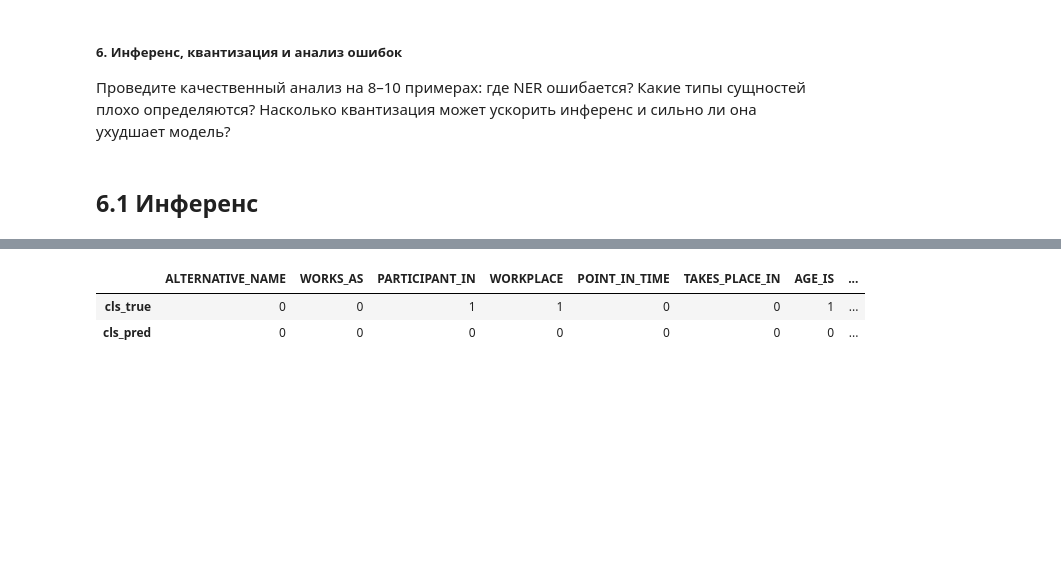
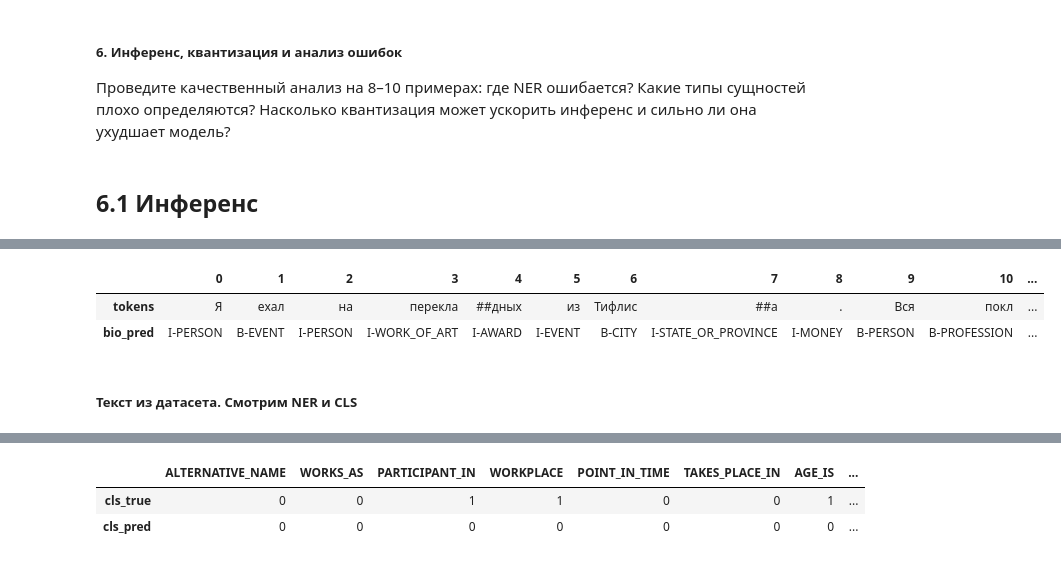
Before and after one commit to russele7/practicum_dle_sprint_5, a Jupyter notebook: NEREL_MultiTask_Notebook.ipynb, the cells around one changed output, grey strips where cells are left out. Drawn from its saved outputs; the diff is of its cells as text; code cells hidden in the pictures; blank space fills up the shorter version.

```diff
--- a/NEREL_MultiTask_Notebook.ipynb
+++ b/NEREL_MultiTask_Notebook.ipynb
@@ -919,3 +997,19 @@ def inference(text, model, tokenizer, device, id2label,):
+# %%
+cls_treshold = 0.5
+tokens, bio_pred, cls_probabilities = inference(test_text_2, model, tokenizer, device, id2label,)
+cls_pred = (cls_probabilities[0] > cls_treshold).int().cpu().detach().numpy()
+filter_mask = [(t not in ['[CLS]', '[SEP]', '[PAD]']) for t in tokens]
+tokens_filtered = [t for t, fm in zip(tokens, filter_mask) if fm]
+bio_pred_filtered = [bp for bp, fm in zip(bio_pred, filter_mask) if fm]
+# %%
+df_ner = pd.DataFrame({'tokens': tokens_filtered, 'bio_pred': bio_pred_filtered,}).T
+df_ner
+# %% [output]
+|  | 0 | 1 | 2 | 3 | 4 | 5 | 6 | 7 | 8 | 9 | 10 | ... |
+| tokens | Я | ехал | на | перекла | ##дных | из | Тифлис | ##а | . | Вся | покл | ... |
+| bio_pred | I-PERSON | B-EVENT | I-PERSON | I-WORK_OF_ART | I-AWARD | I-EVENT | B-CITY | I-STATE_OR_PROVINCE | I-MONEY | B-PERSON | B-PROFESSION | ... |
+# %% [markdown]
+##### Текст из датасета. Смотрим NER и CLS
 # %%
 example = random.sample(test_examples, k=1)[0]
 
```
Also changed, not shown: parts of 37 cells of this notebook.
